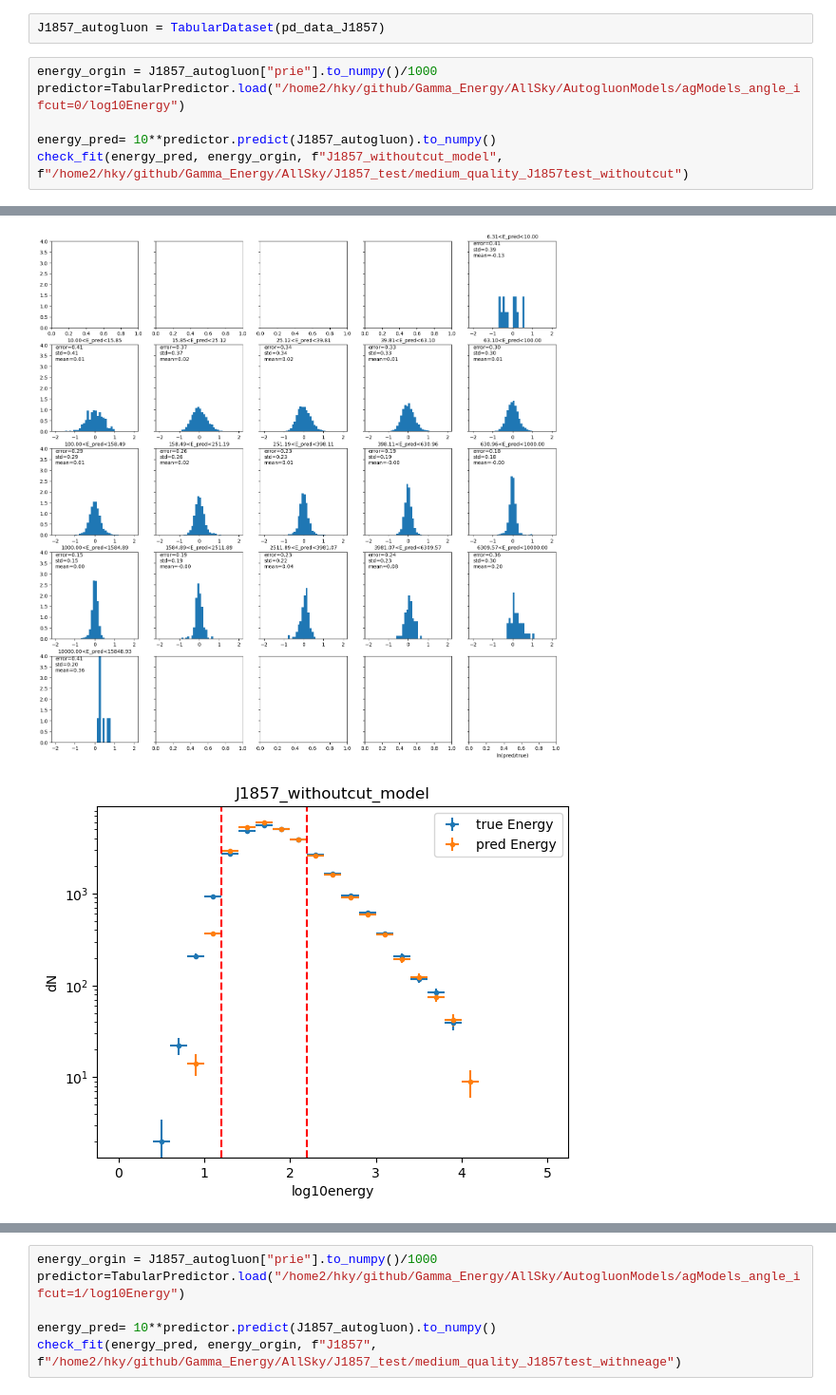
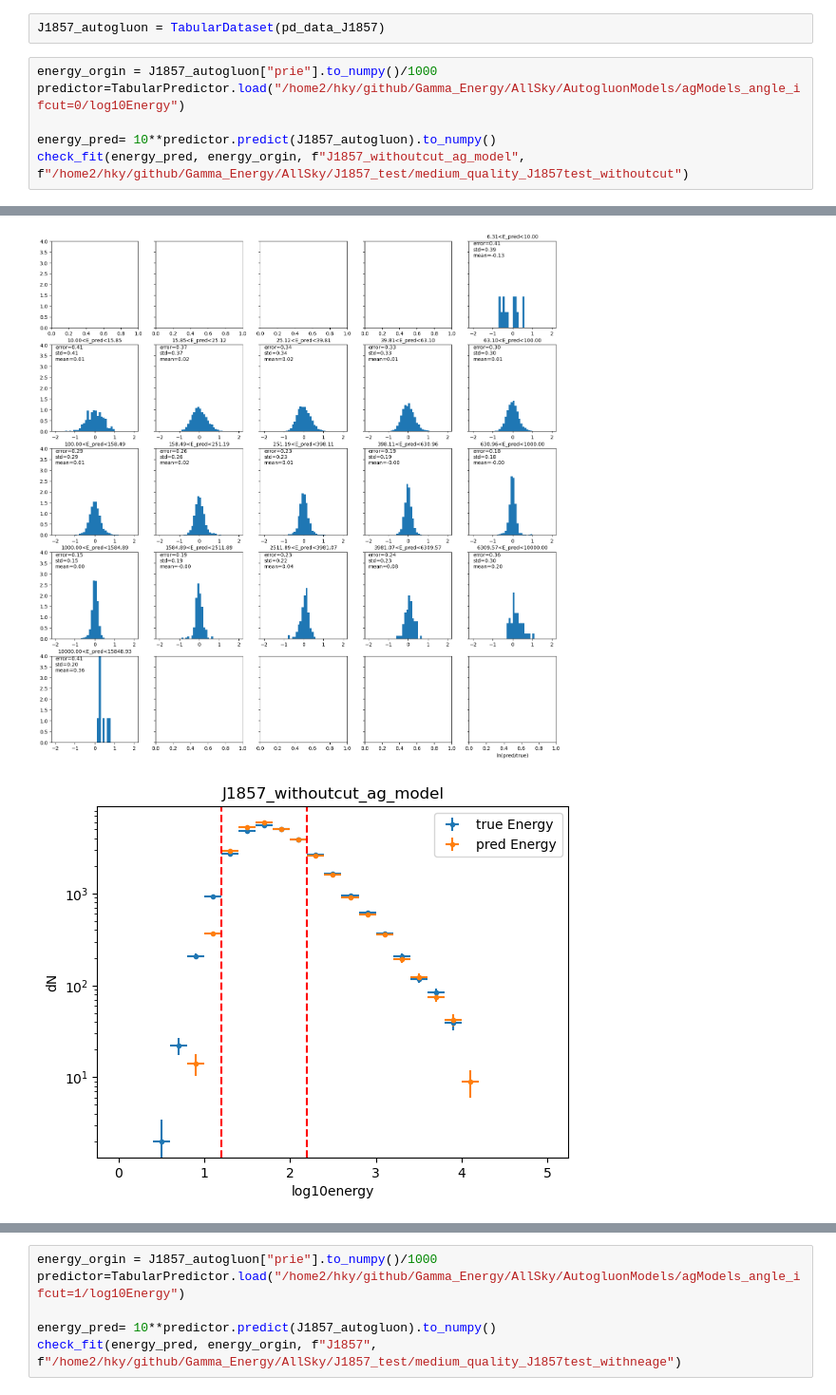
Before and after one commit to hukongyi/Gamma_Energy, a Jupyter notebook: AllSky/test_J1857.ipynb, the cells around one changed output, grey strips where cells are left out. Shown at 95% size. Drawn from its saved outputs; the diff is of its cells as text.

```diff
--- a/AllSky/test_J1857.ipynb
+++ b/AllSky/test_J1857.ipynb
@@ -147,13 +148,13 @@ J1857_autogluon = TabularDataset(pd_data_J1857)
 # %%
 energy_orgin = J1857_autogluon["prie"].to_numpy()/1000
 predictor=TabularPredictor.load("/home2/hky/github/Gamma_Energy/AllSky/AutogluonModels/agModels_angle_ifcut=0/log10Energy")
 
 energy_pred= 10**predictor.predict(J1857_autogluon).to_numpy()
-check_fit(energy_pred, energy_orgin, f"J1857_withoutcut_model", f"/home2/hky/github/Gamma_Energy/AllSky/J1857_test/medium_quality_J1857test_withoutcut")
+check_fit(energy_pred, energy_orgin, f"J1857_withoutcut_ag_model", f"/home2/hky/github/Gamma_Energy/AllSky/J1857_test/medium_quality_J1857test_withoutcut")
 # %% [output]
 <Figure size 640x480 with 0 Axes>
 [figure]
-[figure, old version]
+[figure, new version]
 [figure]
 1.0 1.5848931924611136 nan
 1.5848931924611136 2.51188643150958 nan
```
Also changed, not shown: parts of 8 cells of this notebook, 18 other files.
